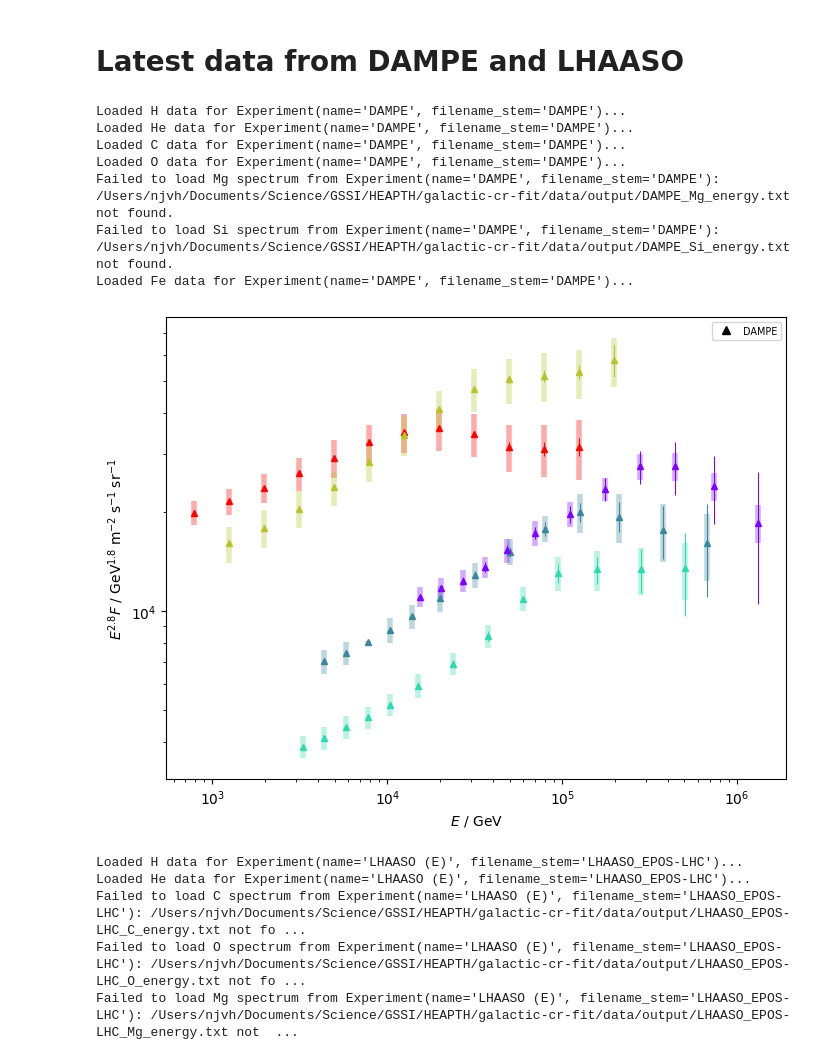
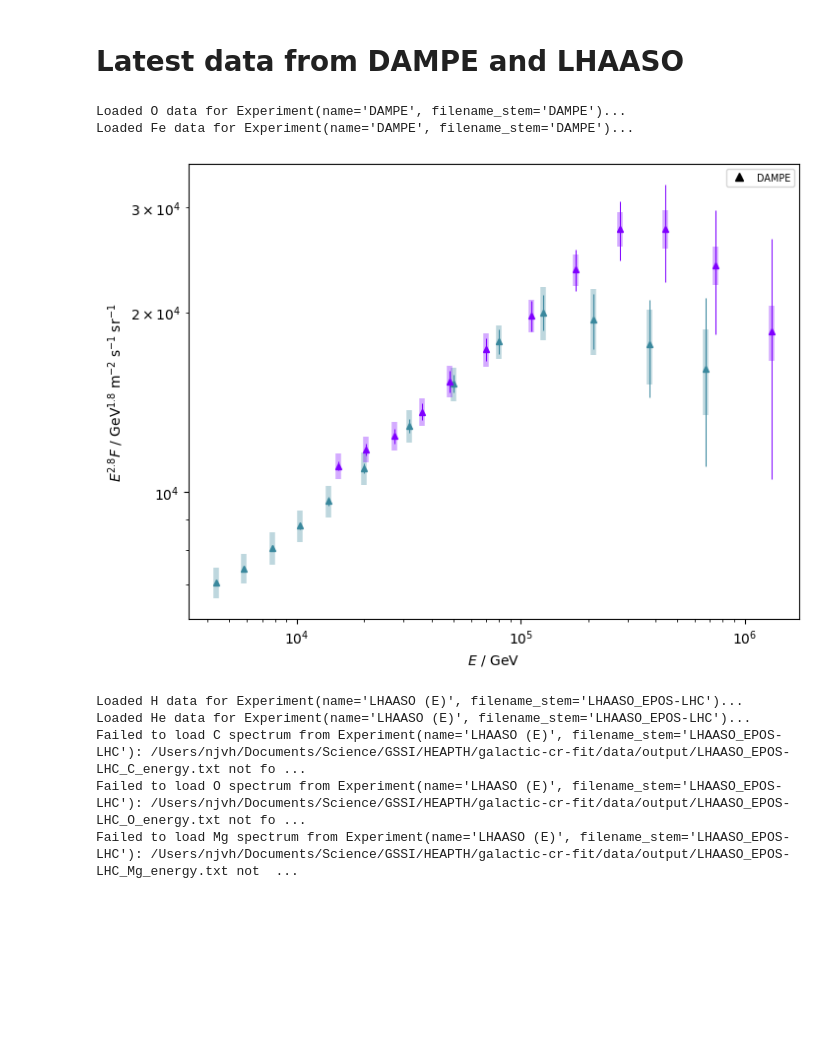
Before and after one commit to nj-vs-vh/EVA, a Jupyter notebook: data.ipynb, the cells around one changed output. Cells and saved outputs as stored; diff of their text form; code cells hidden in the pictures; blank space fills up the shorter version.

Commit message:
fixes to data

```diff
--- a/data.ipynb
+++ b/data.ipynb
@@ -43,19 +43,14 @@ Failed to load Fe spectrum from Experiment(name='KASCADE-Grande (S)', filename_s
 # %% [markdown]
 # Latest data from DAMPE and LHAASO
 # %%
-conf = DataConfig(experiments_elements=[experiments.dampe])
+conf = DataConfig(experiments_elements=[experiments.dampe], elements=[Element.O, Element.Fe])
 
 d = Data.load(conf, verbose=True)
 fig = d.plot(scale=2.8)
 # %% [output]
-Loaded H data for Experiment(name='DAMPE', filename_stem='DAMPE')...
-Loaded He data for Experiment(name='DAMPE', filename_stem='DAMPE')...
-Loaded C data for Experiment(name='DAMPE', filename_stem='DAMPE')...
 Loaded O data for Experiment(name='DAMPE', filename_stem='DAMPE')...
-Failed to load Mg spectrum from Experiment(name='DAMPE', filename_stem='DAMPE'): /Users/njvh/Documents/Science/GSSI/HEAPTH/galactic-cr-fit/data/output/DAMPE_Mg_energy.txt not found.
-Failed to load Si spectrum from Experiment(name='DAMPE', filename_stem='DAMPE'): /Users/njvh/Documents/Science/GSSI/HEAPTH/galactic-cr-fit/data/output/DAMPE_Si_energy.txt not found.
 Loaded Fe data for Experiment(name='DAMPE', filename_stem='DAMPE')...
-[figure, old version]
+[figure, new version]
 # %%
 conf = DataConfig(
     experiments_elements=[
```
Also changed, not shown: 6 other files.
